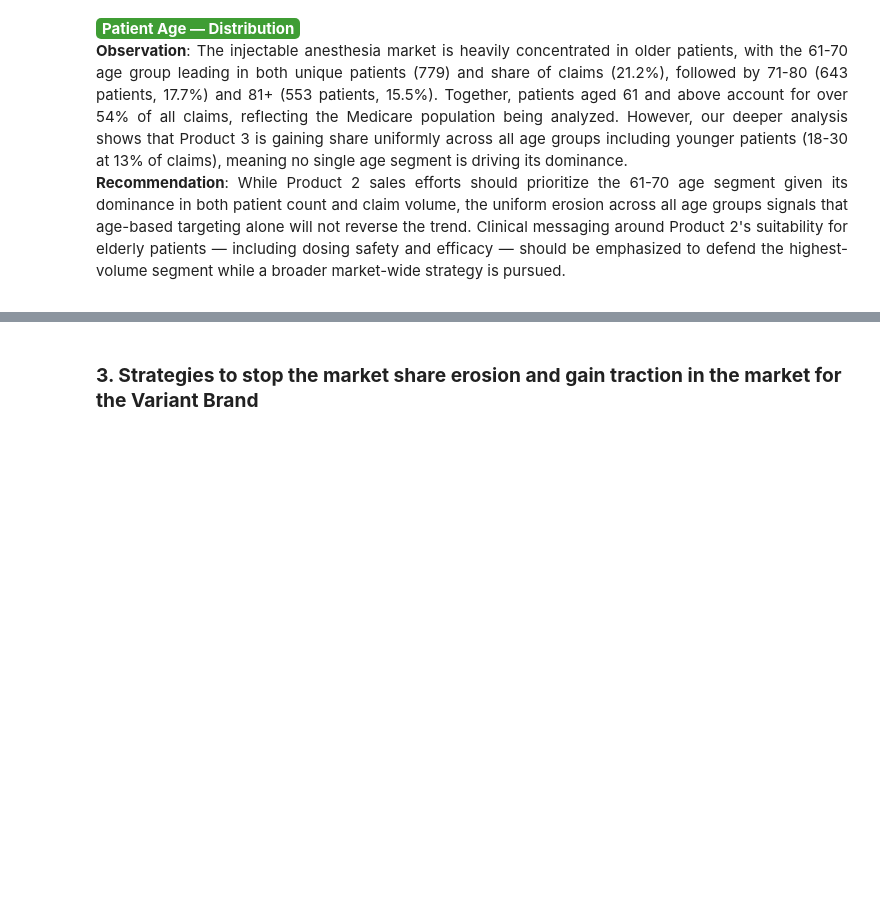
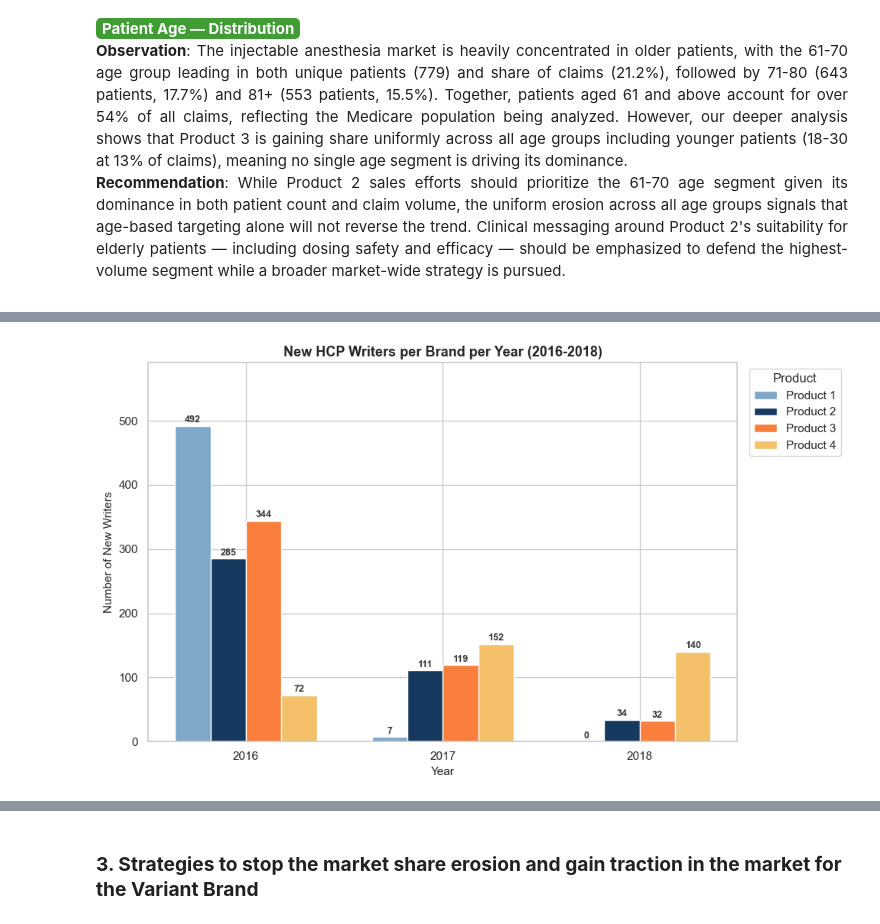
Before and after one commit to aakarsh31/BIA810-Healthcare_Anesthesia-Market-Analysis, a Jupyter notebook: BIA810_final.ipynb, the cells around one changed output, grey strips where cells are left out. Saved outputs shown, nothing was run; the diff lists cells and outputs as text; code cells hidden in the pictures; blank space fills up the shorter version.

```diff
--- a/BIA810_final.ipynb
+++ b/BIA810_final.ipynb
@@ -1711,0 +1718,3 @@ Age_Group  Claim_Count  Claim_Pct
+# %%
+df_mkt = df[df['Product_Name'].notna()].copy()
+df_mkt = df_mkt[df_mkt['Claim_Year'].isin([2016, 2017, 2018])]
@@ -1711,0 +1737,15 @@ Age_Group  Claim_Count  Claim_Pct
+# %%
+total_writers = (
+    df_mkt
+    .groupby(['Product_Name', 'Claim_Year'])['HCP_ID']
+    .nunique()
+    .reset_index()
+    .rename(columns={'HCP_ID': 'Total_Writers'})
+)
+# %%
+writer_df = total_writers.merge(new_writers, on=['Product_Name', 'Claim_Year'], how='left')
+writer_df['New_Writers']        = writer_df['New_Writers'].fillna(0).astype(int)
+writer_df['Continuing_Writers'] = writer_df['Total_Writers'] - writer_df['New_Writers']
+
+print("Writer summary table:")
+print(writer_df.sort_values(['Product_Name', 'Claim_Year']).to_string(index=False))
@@ -1711,0 +1767,45 @@ Age_Group  Claim_Count  Claim_Pct
+# %%
+# Chart 1 — Clustered Bar Chart: New Writers per Brand per Year (2016-2018)
+new_writers_pivot = (
+    writer_df
+    .pivot(index='Claim_Year', columns='Product_Name', values='New_Writers')
+    [product_order]          # enforce consistent product order
+)
+
+sns.set_theme(style='whitegrid')
+fig, ax = plt.subplots(figsize=(10, 6))
+
+x      = range(len(new_writers_pivot.index))   # 0, 1, 2  → 2016, 2017, 2018
+n_bars = len(product_order)
+width  = 0.18                                  # bar width
+offsets = [-1.5 * width, -0.5 * width, 0.5 * width, 1.5 * width]
+
+for i, product in enumerate(product_order):
+    bar_x  = [xi + offsets[i] for xi in x]
+    values = new_writers_pivot[product].values
+    bars   = ax.bar(bar_x, values, width=width,
+                    label=product, color=color_map[product], edgecolor='white')
+
+    # Label each bar with its count
+    for bar, val in zip(bars, values):
+        ax.text(
+            bar.get_x() + bar.get_width() / 2,
+            bar.get_height() + 2,
+            str(int(val)),
+            ha='center', va='bottom', fontsize=9, fontweight='bold',
+            color='#333333'
+        )
+
+ax.set_title('New HCP Writers per Brand per Year (2016-2018)',
+             fontweight='bold', fontsize=13)
+ax.set_xlabel('Year', fontsize=11)
+ax.set_ylabel('Number of New Writers', fontsize=11)
+ax.set_xticks(list(x))
+ax.set_xticklabels(new_writers_pivot.index, rotation=0)
+ax.legend(title='Product', bbox_to_anchor=(1.01, 1), loc='upper left')
+ax.set_ylim(0, new_writers_pivot.values.max() * 1.2)
+
+plt.tight_layout()
+plt.show()
+# %% [output]
+[figure, added]
```
Also changed, not shown: parts of 13 cells of this notebook.
